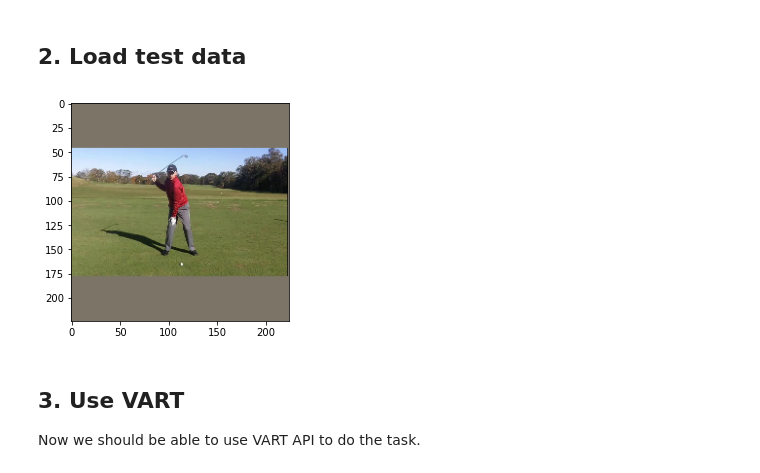
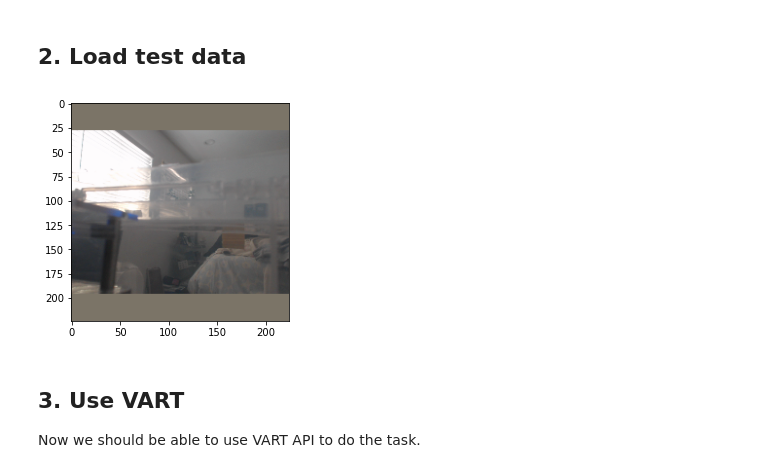
Before and after one commit to christianlanx/MobileNetDpuInference, a Jupyter notebook: dpu_mobile_pose.ipynb, the cells around one changed output. Cells and saved outputs as stored; diff of their text form; code cells hidden in the pictures.

```diff
--- a/dpu_mobile_pose.ipynb
+++ b/dpu_mobile_pose.ipynb
@@ -18 +22,12 @@ import onnxruntime.quantization as quantization
 %matplotlib inline
+# %%
+#intialize displlay port
+displayport = DisplayPort()
+print(displayport.modes)
+displayport.configure(VideoMode(640, 480, 24), PIXEL_RGB)
+
+capture = cv2.VideoCapture(0)
+capture.isOpened()
+
+capture.set(3, 640);
+capture.set(4, 480)
@@ -96,19 +114,19 @@ def crop_camera(image, ratio=0.15):
     return crop_img
 # %%
 # Load the input image
-test_img = cv2.imread('./test.jpg')
+val, test_img = capture.read()
 
 # Convert to the expected RGB format
 test_img = cv2.cvtColor(test_img, cv2.COLOR_BGR2RGB)
 
 # Apply the rescale transform
 rescale_out = rescale(test_img, (224, 224))
 
 # Show the image
 plt.imshow(rescale_out['image'])
 plt.show()
 # %% [output]
-[figure, old version]
+[figure, new version]
 # %% [markdown]
 ## 3. Use VART
 Now we should be able to use VART API to do the task.
```
Also changed, not shown: parts of 6 cells of this notebook.
